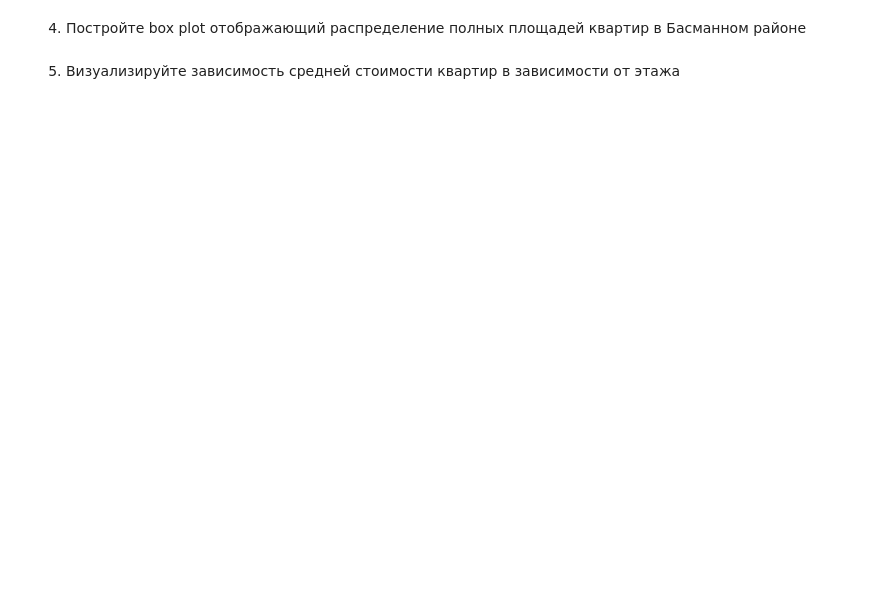
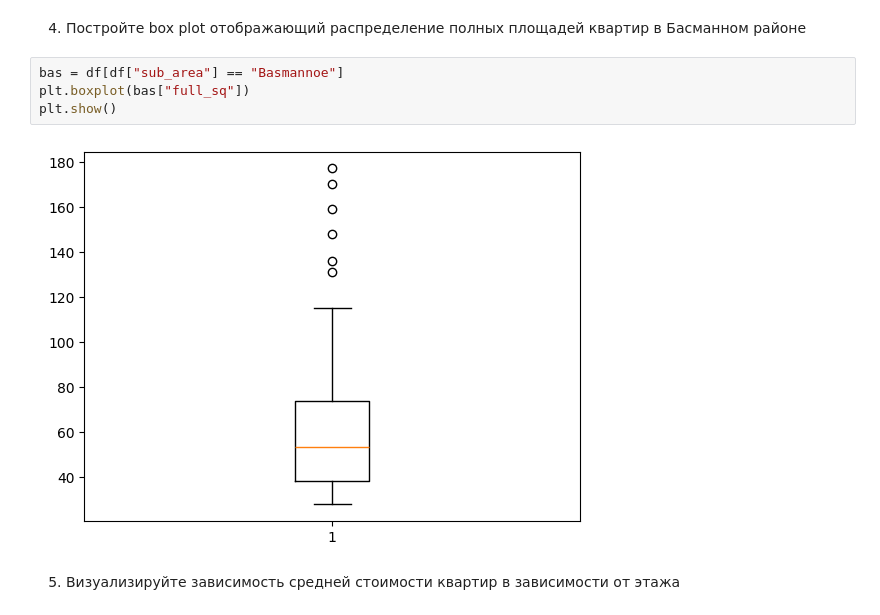
Before and after one commit to cat-mood/mai-ml-labs, a Jupyter notebook: lab01/Lab1-4.ipynb, the cells around one changed output. Drawn from its saved outputs; the diff is of its cells as text; blank space fills up the shorter version.

```diff
--- a/lab01/Lab1-4.ipynb
+++ b/lab01/Lab1-4.ipynb
@@ -95,4 +322,10 @@ import pandas as pd
 # %% [markdown]
 4. Постройте box plot отображающий распределение полных площадей квартир в Басманном районе
+# %%
+bas = df[df["sub_area"] == "Basmannoe"]
+plt.boxplot(bas["full_sq"])
+plt.show()
+# %% [output]
+[figure, added]
 # %% [markdown]
 5. Визуализируйте зависимость средней стоимости квартир в зависимости от этажа
```
Also changed, not shown: parts of 30 cells of this notebook.
